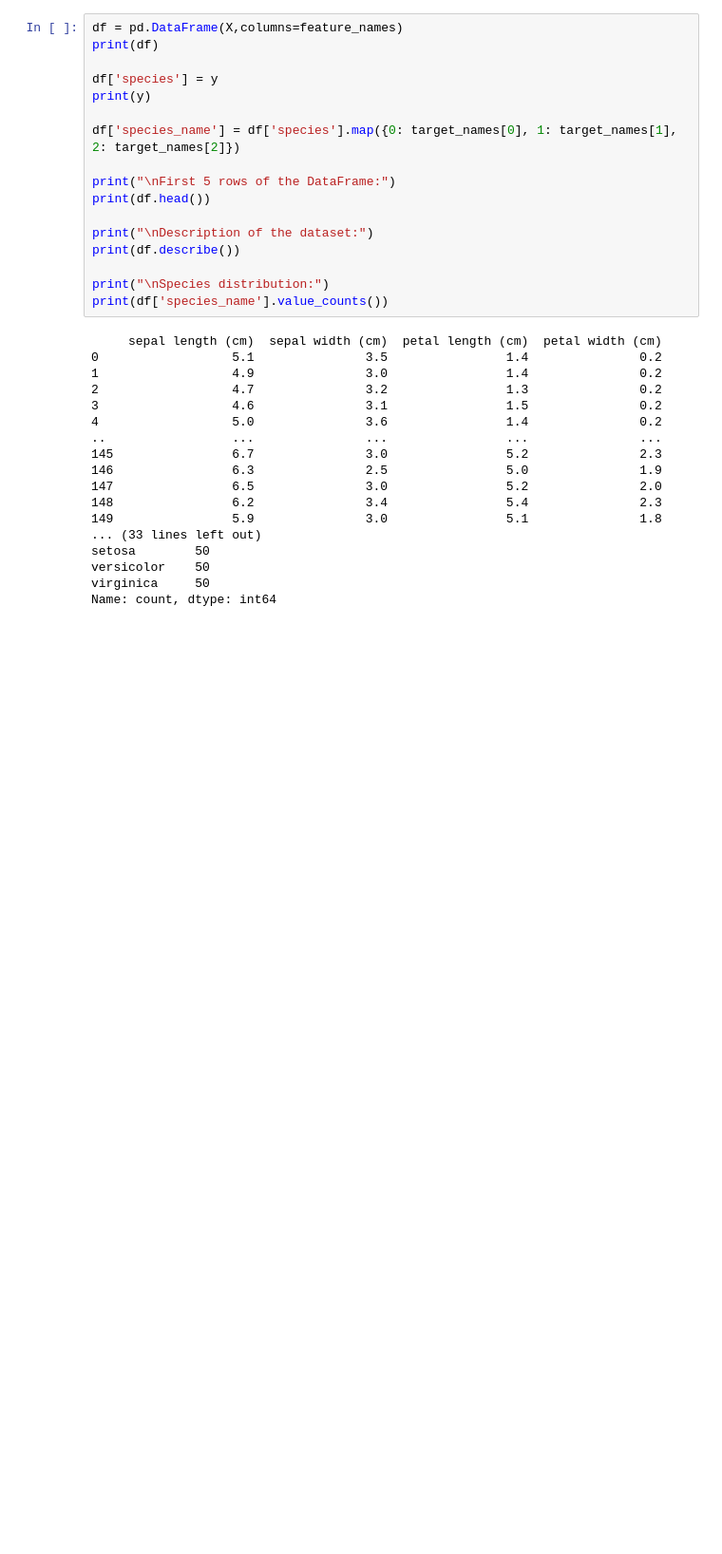
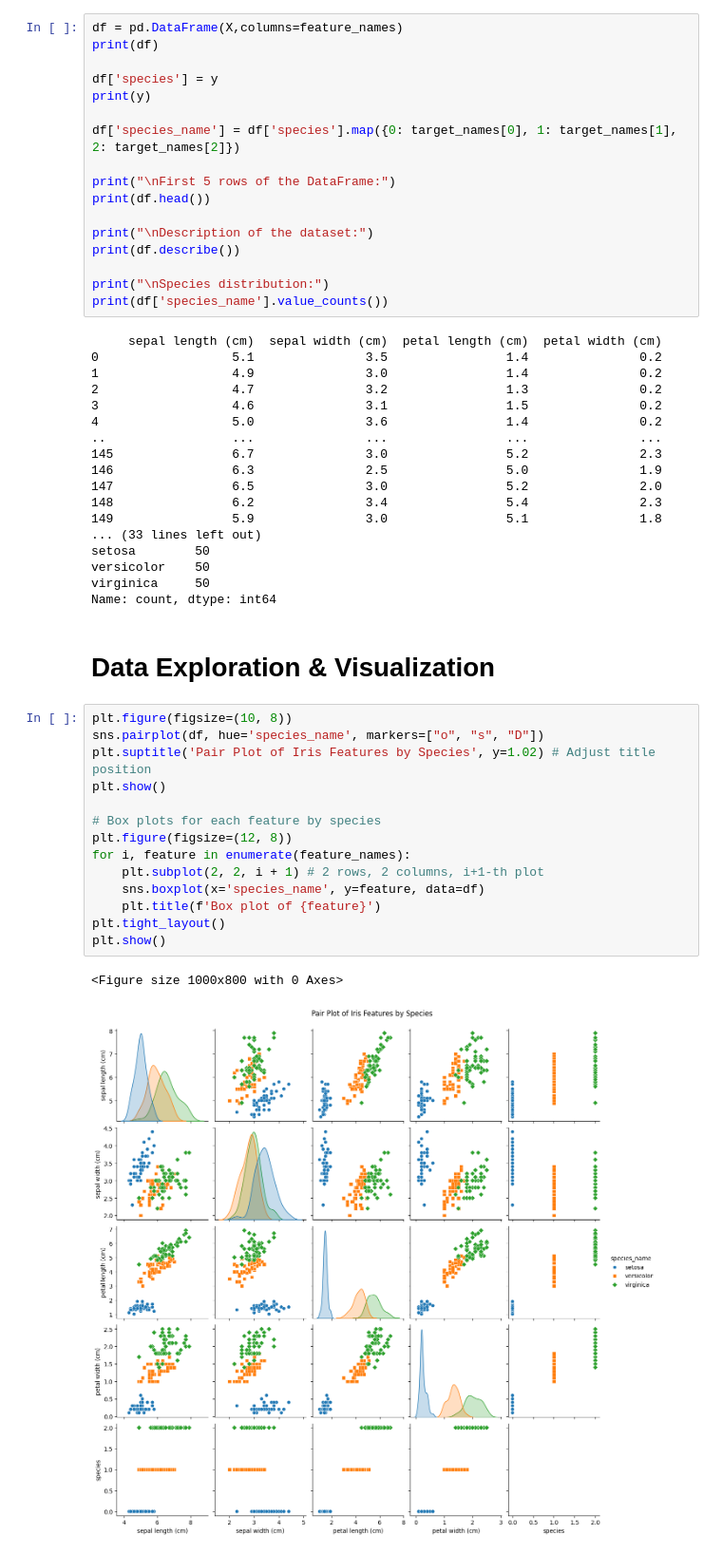
Before and after one commit to Ibtasam-98/machine-learning-algorithms, a Jupyter notebook: Iris_flower_classficiation.ipynb, the cells around one changed output. Shown: that part at 95% size. Saved outputs shown, nothing was run; the diff lists cells and outputs as text; blank space fills up the shorter version.

```diff
--- a/Iris_flower_classficiation.ipynb
+++ b/Iris_flower_classficiation.ipynb
@@ -74,3 +76,22 @@ setosa        50
 versicolor    50
 virginica     50
 Name: count, dtype: int64
+# %% [markdown]
+# Data Exploration & Visualization
+# %%
+plt.figure(figsize=(10, 8))
+sns.pairplot(df, hue='species_name', markers=["o", "s", "D"])
+plt.suptitle('Pair Plot of Iris Features by Species', y=1.02) # Adjust title position
+plt.show()
+
+# Box plots for each feature by species
+plt.figure(figsize=(12, 8))
+for i, feature in enumerate(feature_names):
+    plt.subplot(2, 2, i + 1) # 2 rows, 2 columns, i+1-th plot
+    sns.boxplot(x='species_name', y=feature, data=df)
+    plt.title(f'Box plot of {feature}')
+plt.tight_layout()
+plt.show()
+# %% [output]
+<Figure size 1000x800 with 0 Axes>
+[figure, added]
```
Also changed, not shown: parts of 4 cells of this notebook.
